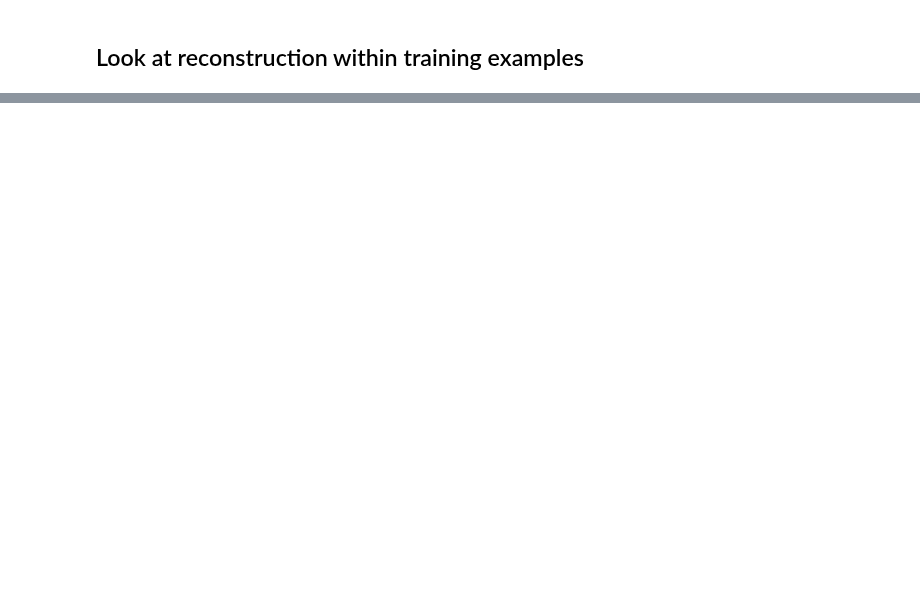
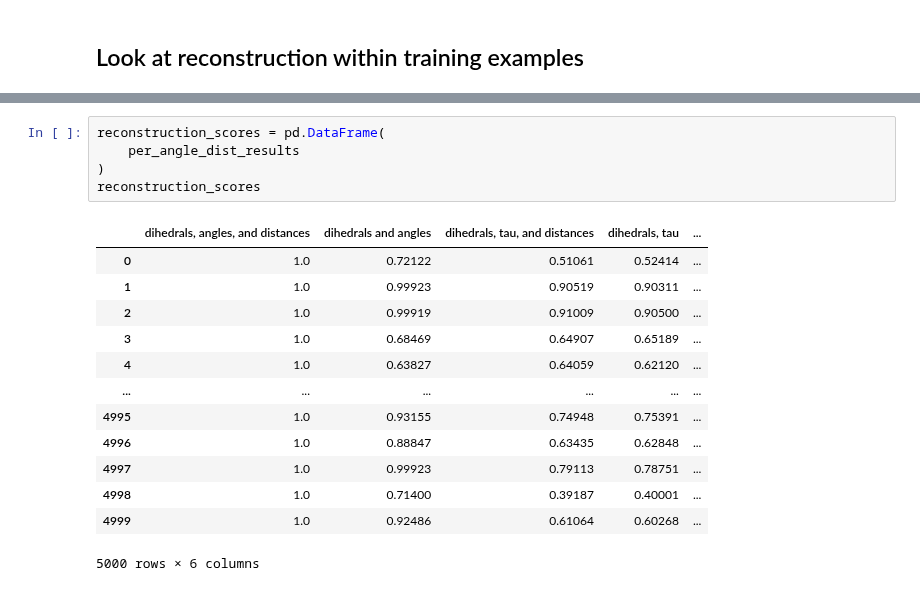
Before and after one commit to microsoft/foldingdiff, a Jupyter notebook: jupyter/requisite_internal_values.ipynb, the cells around one changed output, grey strips where cells are left out. Drawn from its saved outputs; the diff is of its cells as text; blank space fills up the shorter version.

```diff
--- a/jupyter/requisite_internal_values.ipynb
+++ b/jupyter/requisite_internal_values.ipynb
@@ -275,0 +341,19 @@ fig.show()
+# %%
+reconstruction_scores = pd.DataFrame(
+    per_angle_dist_results
+)
+reconstruction_scores
+# %% [output]
+|  | dihedrals, angles, and distances | dihedrals and angles | dihedrals, tau, and distances | dihedrals, tau | ... |
+| 0 | 1.0 | 0.72122 | 0.51061 | 0.52414 | ... |
+| 1 | 1.0 | 0.99923 | 0.90519 | 0.90311 | ... |
+| 2 | 1.0 | 0.99919 | 0.91009 | 0.90500 | ... |
+| 3 | 1.0 | 0.68469 | 0.64907 | 0.65189 | ... |
+| 4 | 1.0 | 0.63827 | 0.64059 | 0.62120 | ... |
+| ... | ... | ... | ... | ... | ... |
+| 4995 | 1.0 | 0.93155 | 0.74948 | 0.75391 | ... |
+| 4996 | 1.0 | 0.88847 | 0.63435 | 0.62848 | ... |
+| 4997 | 1.0 | 0.99923 | 0.79113 | 0.78751 | ... |
+| 4998 | 1.0 | 0.71400 | 0.39187 | 0.40001 | ... |
+| 4999 | 1.0 | 0.92486 | 0.61064 | 0.60268 | ... |
+5000 rows × 6 columns
```
Also changed, not shown: parts of 11 cells of this notebook.
